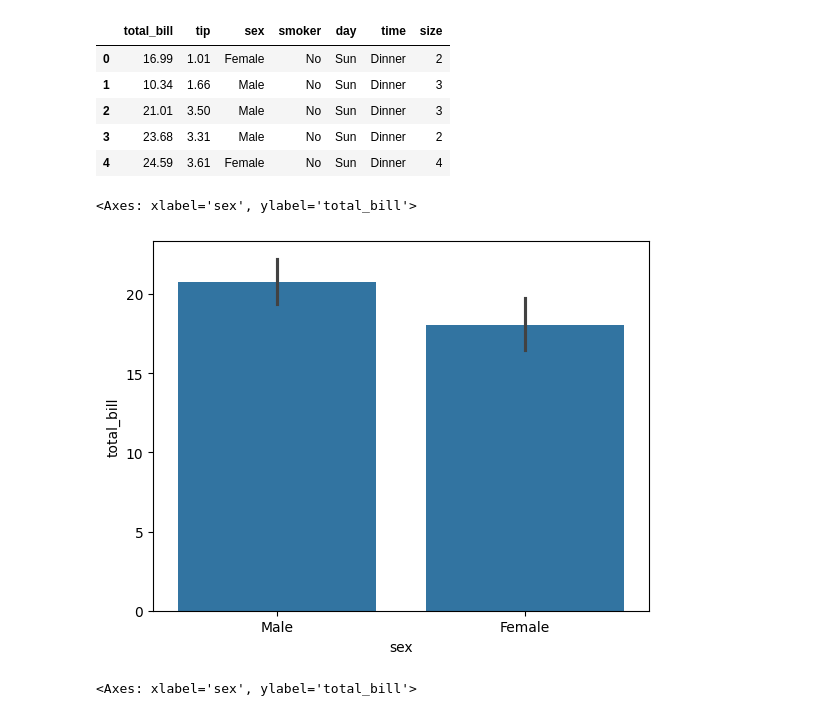
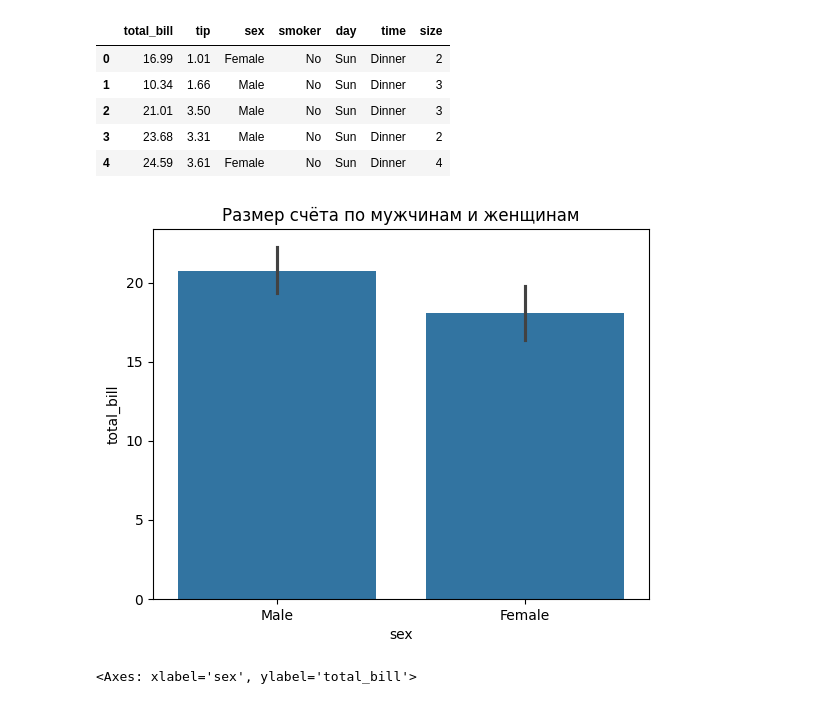
Before and after one commit to igumnov-daniel/HOCK_FEBRUARY_2023, a Jupyter notebook: 08_pandas_CI/08_3_seaborn.ipynb, the cells around one changed output. Saved outputs shown, nothing was run; the diff lists cells and outputs as text; code cells hidden in the pictures.

```diff
--- a/08_pandas_CI/08_3_seaborn.ipynb
+++ b/08_pandas_CI/08_3_seaborn.ipynb
@@ -29,9 +29,10 @@ df.head()
 | 4 | 24.59 | 3.61 | Female | No | Sun | Dinner | 4 |
 # %%
 sns.barplot(data=df, x="sex", y="total_bill")  # обычный барплот
+plt.title('Размер счёта по мужчинам и женщинам')
+plt.show()
 # %% [output]
-<Axes: xlabel='sex', ylabel='total_bill'>
-[figure, old version]
+[figure, new version]
 # %%
 sns.barplot(
     data=df, x="sex", y="total_bill", estimator=np.median
```
Also changed, not shown: parts of 17 cells of this notebook, 2 other files.
